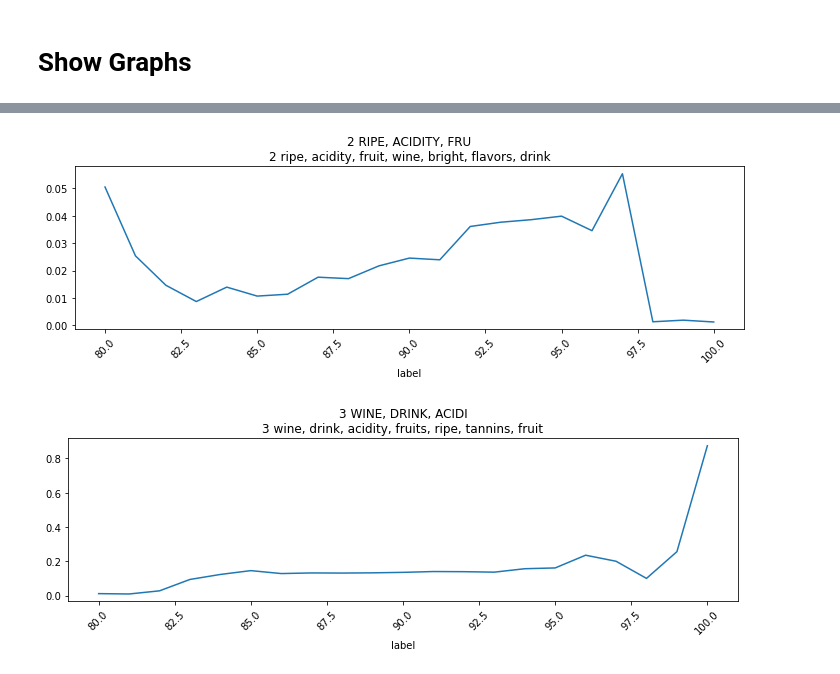
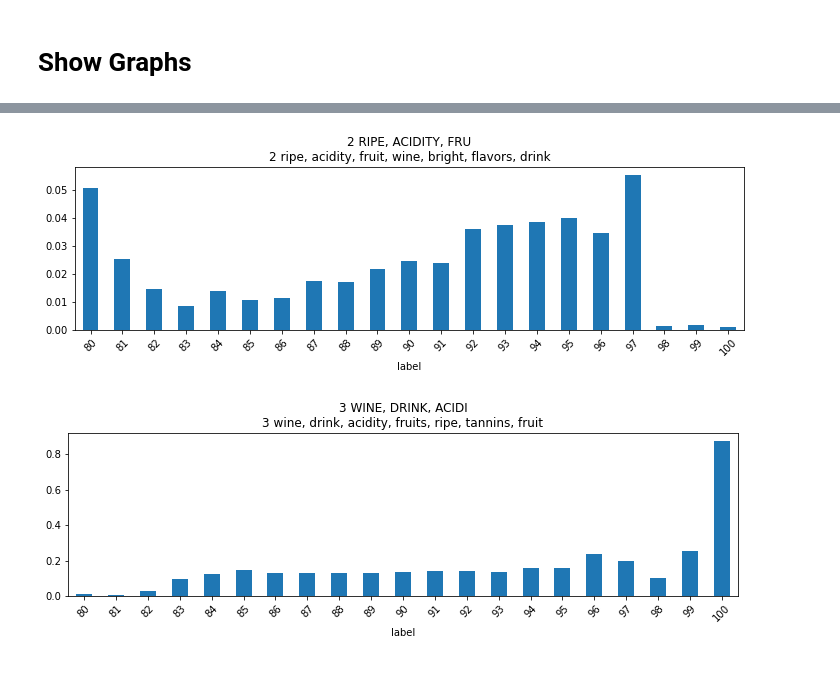
Before and after one commit to ontoligent/TAPI_Topic_Models, a Jupyter notebook: 03-TopicTrendsTemplate.ipynb, the cells around one changed output, grey strips where cells are left out. Drawn from its saved outputs; the diff is of its cells as text; code cells hidden in the pictures.

```diff
--- a/03-TopicTrendsTemplate.ipynb
+++ b/03-TopicTrendsTemplate.ipynb
@@ -104,8 +113,8 @@ show_trend(0,'line')
 # %%
-show_trend(2,'line')
+show_trend(2,'bar')
 # %% [output]
-[figure, old version]
+[figure, new version]
 # %%
-show_trend(3,'line')
+show_trend(3,'bar')
 # %% [output]
-[figure, old version]
+[figure, new version]
```
Also changed, not shown: parts of 10 cells of this notebook, 4 other files.
